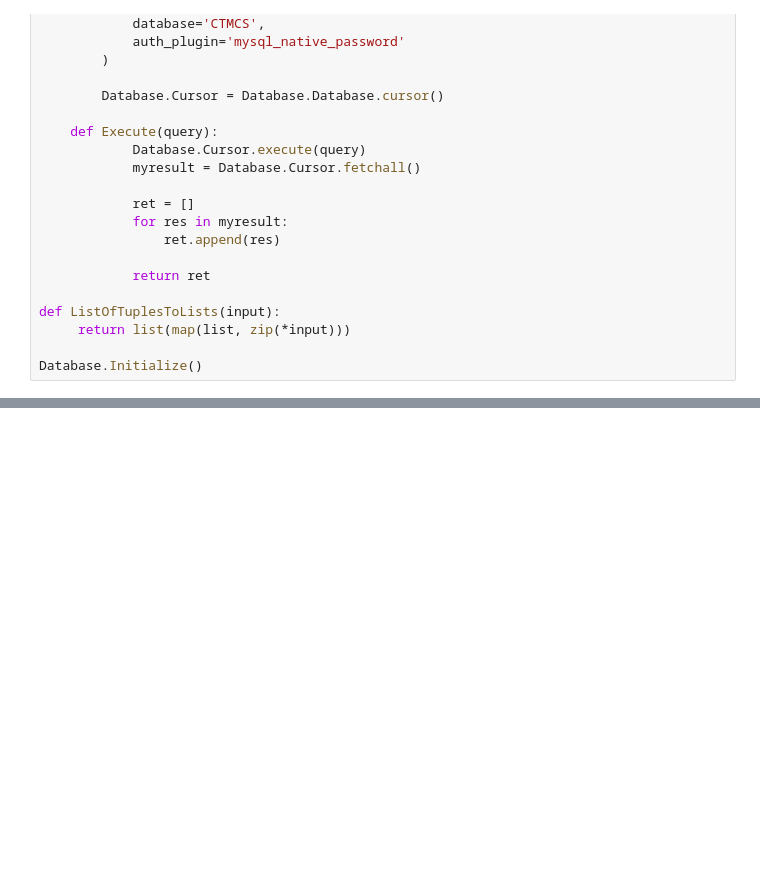
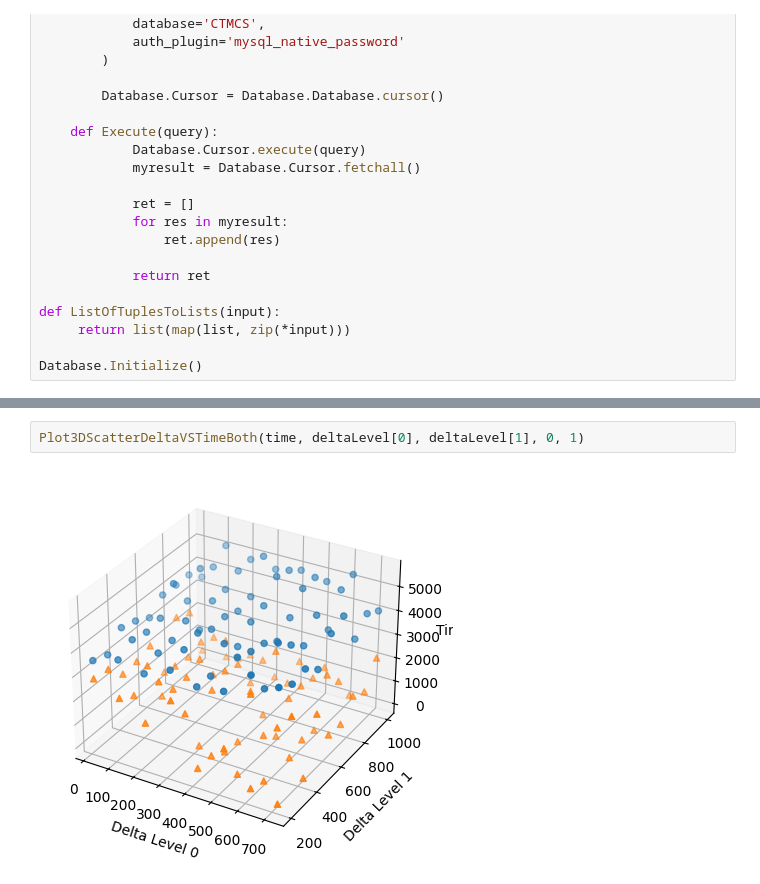
Before and after one commit to FlaneTern/FT-TDMA, a Jupyter notebook: Database/CTMCS.ipynb, the cells around one changed output, grey strips where cells are left out. Drawn from its saved outputs; the diff is of its cells as text; blank space fills up the shorter version.

```diff
--- a/Database/CTMCS.ipynb
+++ b/Database/CTMCS.ipynb
@@ -76,0 +96,4 @@ AttributeError: 'list' object has no attribute 'ndim'
+# %%
+Plot3DScatterDeltaVSTimeBoth(time, deltaLevel[0], deltaLevel[1], 0, 1)
+# %% [output]
+[figure, added]
```
Also changed, not shown: parts of 5 cells of this notebook, 2 other files.
